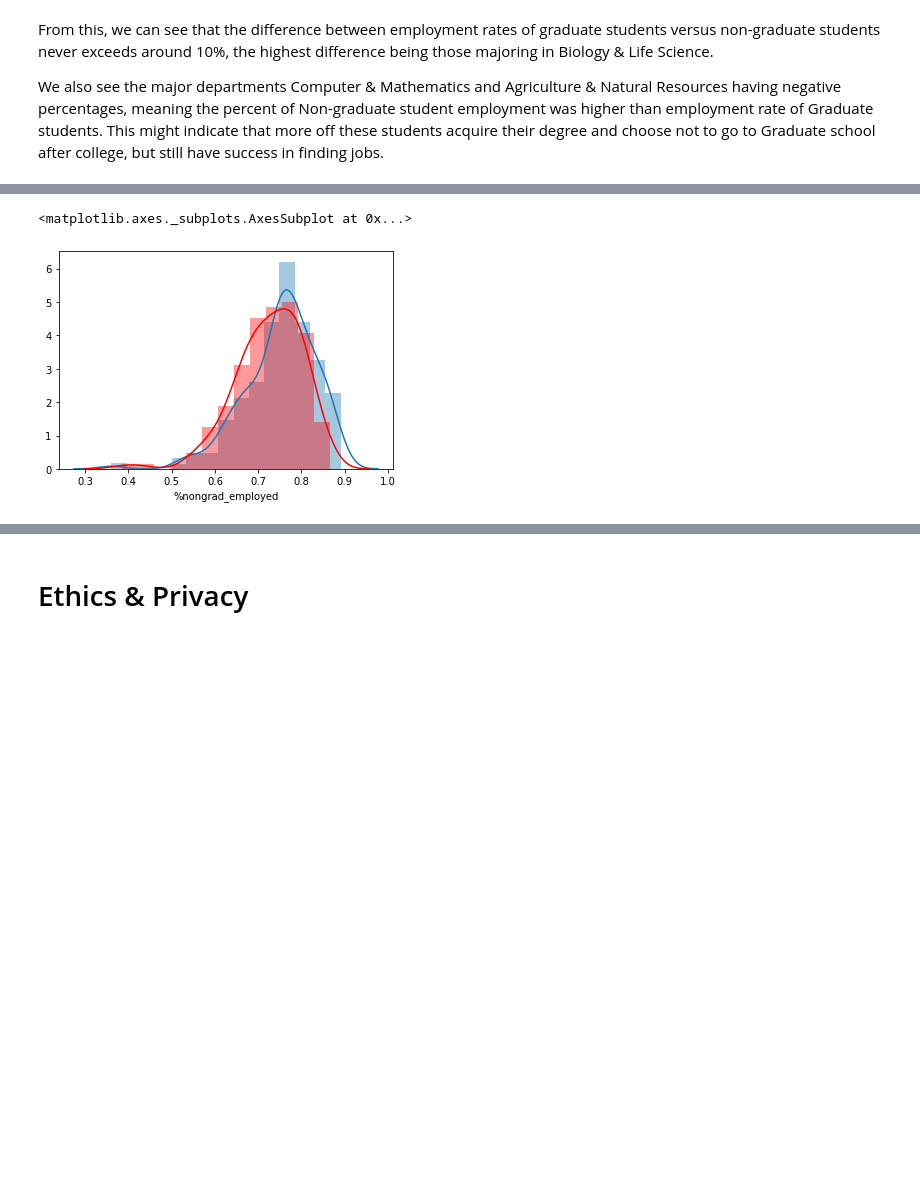
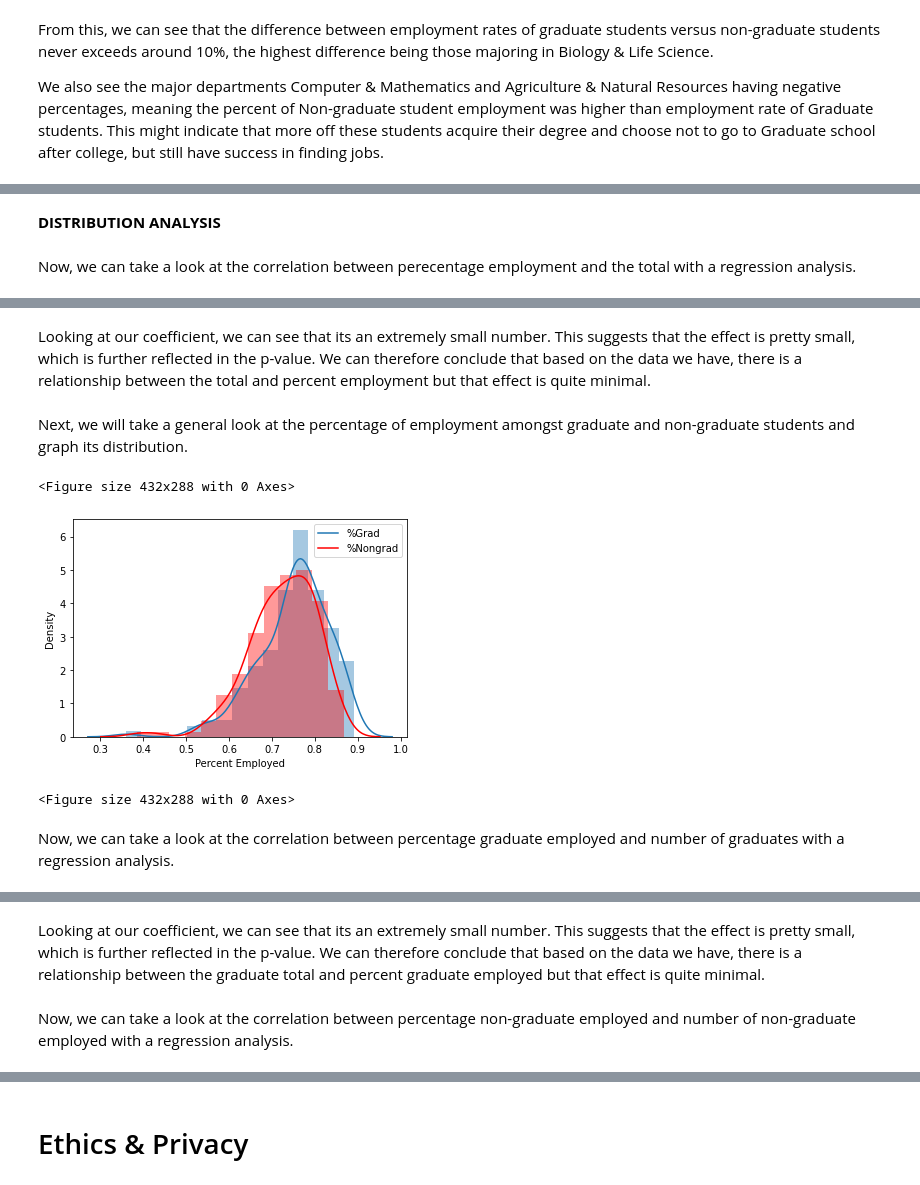
Before and after one commit to AlexCheng7/College-Employment-Analysis, a Jupyter notebook: FinalProject_group048.ipynb, the cells around one changed output, grey strips where cells are left out. Drawn from its saved outputs; the diff is of its cells as text; code cells hidden in the pictures; blank space fills up the shorter version.

```diff
--- a/FinalProject_group048.ipynb
+++ b/FinalProject_group048.ipynb
@@ -405,3 +418,7 @@ sns.distplot(all_ages['%employed'])
+# %% [markdown]
+**DISTRIBUTION ANALYSIS**
+# %% [markdown]
+Now, we can take a look at the correlation between perecentage employment and the total with a regression analysis.
 # %%
 percent_all_ages = all_ages
 percent_all_ages['per_employed'] = percent_all_ages['%employed']
@@ -428,12 +445,23 @@ Warnings:
 [1] Standard Errors assume that the covariance matrix of the errors is correctly specified.
 [2] The condition number is large, 5.47e+05. This might indicate that there are
 strong multicollinearity or other numerical problems.
+# %% [markdown]
+Looking at our coefficient, we can see that its an extremely small number. This suggests that the effect is pretty small, which is further reflected in the p-value. We can therefore conclude that based on the data we have, there is a relationship between the total and percent employment but that effect is quite minimal.
+# %% [markdown]
+Next, we will take a general look at the percentage of employment amongst graduate and non-graduate students and graph its distribution.
 # %%
 sns.distplot(grad_students['%grad_employed'])
 sns.distplot(grad_students['%nongrad_employed'], color='r')
+plt.xlabel("Percent Employed")
+plt.ylabel("Density")
+plt.legend(['%Grad', '%Nongrad'])
+plt.figure()
 # %% [output]
-<matplotlib.axes._subplots.AxesSubplot at 0x...>
+<Figure size 432x288 with 0 Axes>
-[figure, old version]
+[figure, new version]
+<Figure size 432x288 with 0 Axes>
+# %% [markdown]
+Now, we can take a look at the correlation between percentage graduate employed and number of graduates with a regression analysis.
 # %%
 percent_grad_students = grad_students
 percent_grad_students['per_grad_employed'] = percent_grad_students['%grad_employed']
@@ -461,6 +489,10 @@ Warnings:
 [1] Standard Errors assume that the covariance matrix of the errors is correctly specified.
 [2] The condition number is large, 2.93e+05. This might indicate that there are
 strong multicollinearity or other numerical problems.
+# %% [markdown]
+Looking at our coefficient, we can see that its an extremely small number. This suggests that the effect is pretty small, which is further reflected in the p-value. We can therefore conclude that based on the data we have, there is a relationship between the graduate total and percent graduate employed but that effect is quite minimal.
+# %% [markdown]
+Now, we can take a look at the correlation between percentage non-graduate employed and number of non-graduate employed with a regression analysis.
 # %%
 outcome, predictor = patsy.dmatrices('per_nongrad_employed ~ Nongrad_employed', percent_grad_students)
 mod = sm.OLS(outcome, predictor)
```
Also changed, not shown: parts of 10 cells of this notebook.
